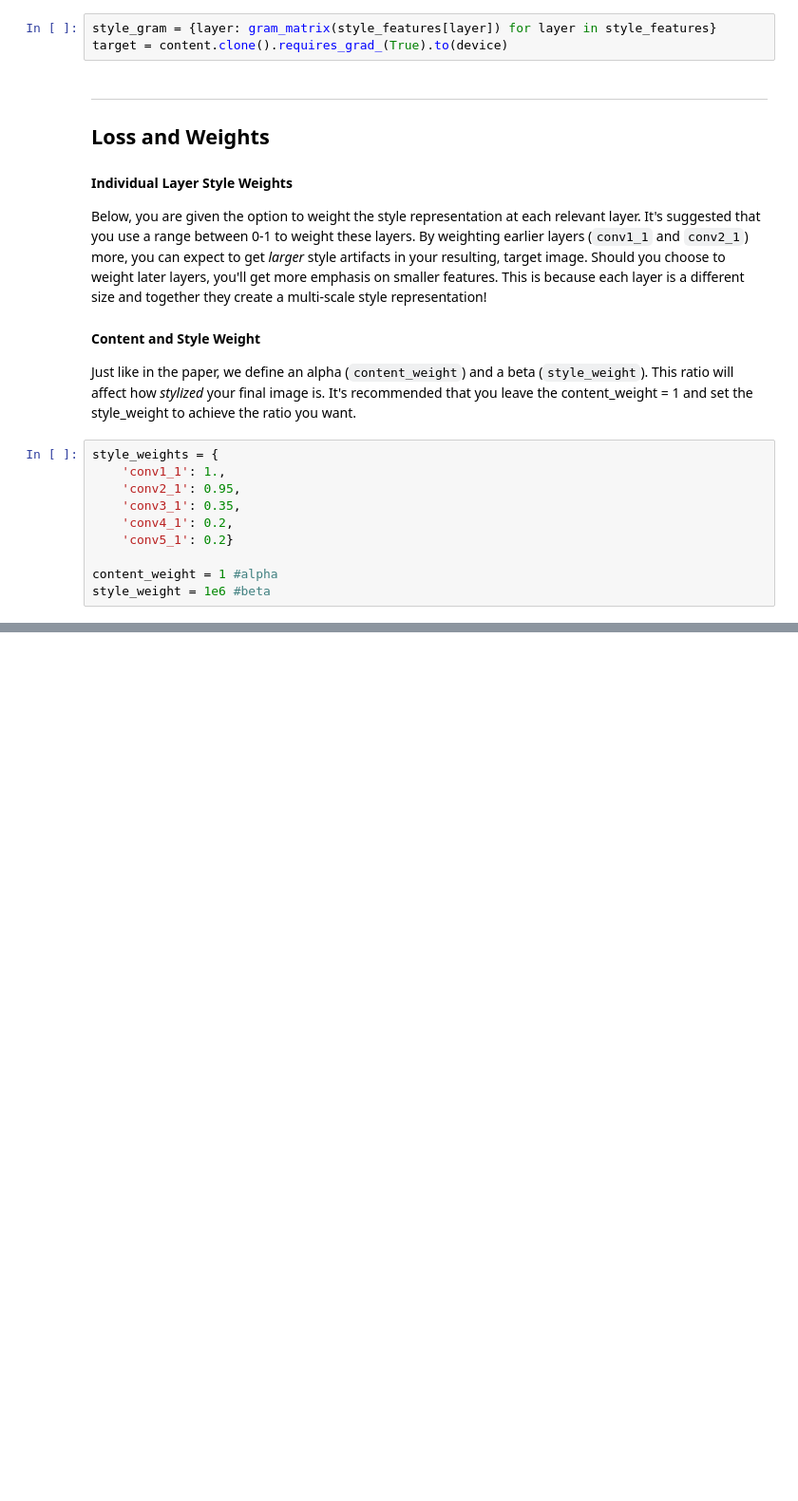
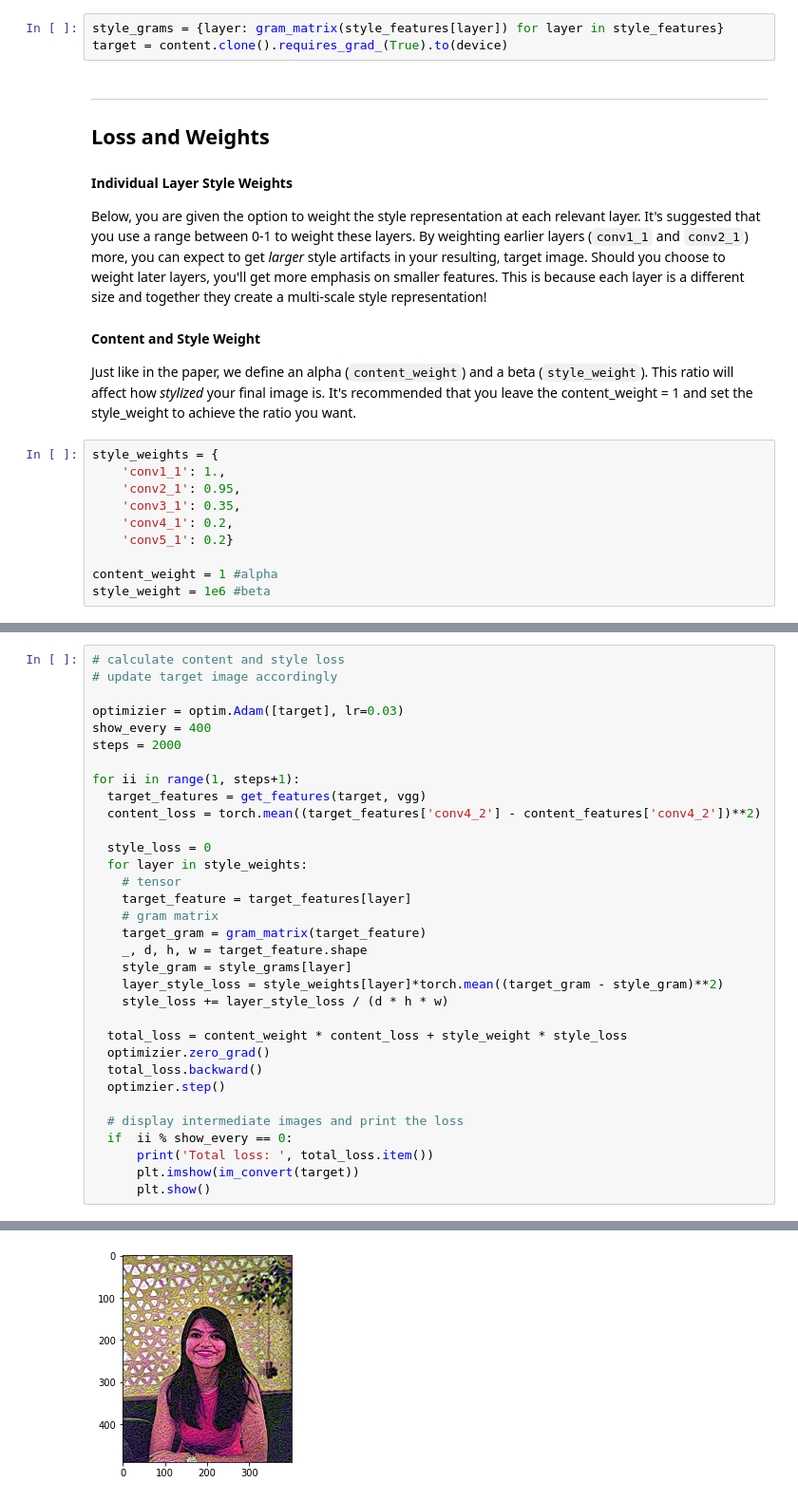
Before and after one commit to purvasingh96/Deep-learning-with-neural-networks, a Jupyter notebook: Chapter-wise code/Code - PyTorch/2. Convolution Neural Networks/5. Style Transfer/Style_Transfer_via_pytorch.ipynb, the cells around one changed output, grey strips where cells are left out. Shown at 95% size. Drawn from its saved outputs; the diff is of its cells as text; blank space fills up the shorter version.

```diff
--- a/Chapter-wise code/Code - PyTorch/2. Convolution Neural Networks/5. Style Transfer/Style_Transfer_via_pytorch.ipynb
+++ b/Chapter-wise code/Code - PyTorch/2. Convolution Neural Networks/5. Style Transfer/Style_Transfer_via_pytorch.ipynb
@@ -176,7 +176,7 @@ def gram_matrix(tensor):
 content_features = get_features(content, vgg)
 style_features = get_features(style, vgg)
 # %%
-style_gram = {layer: gram_matrix(style_features[layer]) for layer in style_features}
+style_grams = {layer: gram_matrix(style_features[layer]) for layer in style_features}
 target = content.clone().requires_grad_(True).to(device)
 # %% [markdown]
 ---
@@ -201,0 +227,34 @@ style_weight = 1e6 #beta
+# %%
+# calculate content and style loss
+# update target image accordingly
+
+optimizier = optim.Adam([target], lr=0.03)
+show_every = 400
+steps = 2000
+
+for ii in range(1, steps+1):
+  target_features = get_features(target, vgg)
+  content_loss = torch.mean((target_features['conv4_2'] - content_features['conv4_2'])**2)
+
+  style_loss = 0
+  for layer in style_weights:
+    # tensor
+    target_feature = target_features[layer]
+    # gram matrix
+    target_gram = gram_matrix(target_feature)
+    _, d, h, w = target_feature.shape
+    style_gram = style_grams[layer]
+    layer_style_loss = style_weights[layer]*torch.mean((target_gram - style_gram)**2)
+    style_loss += layer_style_loss / (d * h * w)
+
+  total_loss = content_weight * content_loss + style_weight * style_loss
+  optimizier.zero_grad()
+  total_loss.backward()
+  optimzier.step()
+
+  # display intermediate images and print the loss
+  if  ii % show_every == 0:
+      print('Total loss: ', total_loss.item())
+      plt.imshow(im_convert(target))
+      plt.show()
+# %% [output]
@@ -201,0 +262 @@ style_weight = 1e6 #beta
+[figure, added]
```
Also changed, not shown: parts of 3 cells of this notebook.
